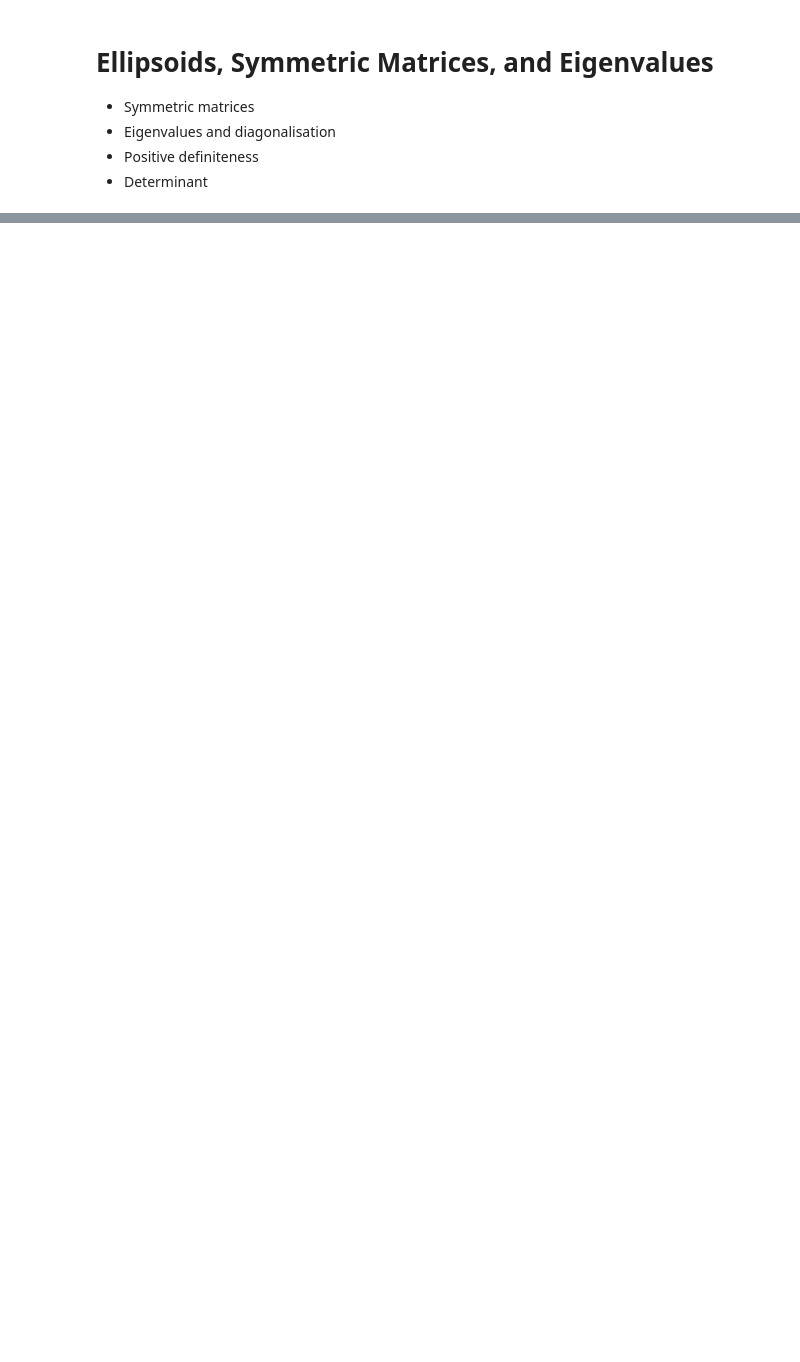
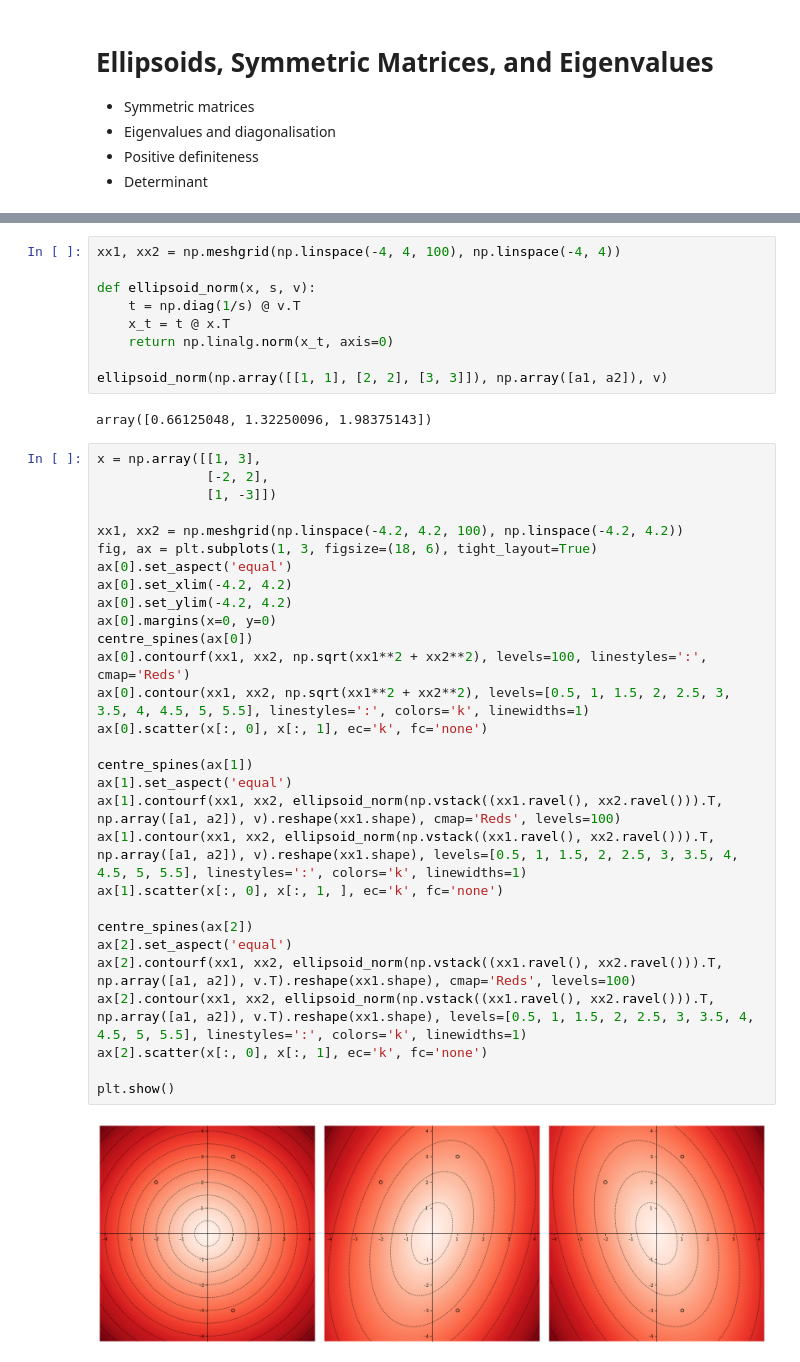
Before and after one commit to marioboley/Uni-Haifa-214.4312-Code, a Jupyter notebook: B3_eigenvalues_ellipses.ipynb, the cells around one changed output, grey strips where cells are left out. Saved outputs shown, nothing was run; the diff lists cells and outputs as text; blank space fills up the shorter version.

```diff
--- a/B3_eigenvalues_ellipses.ipynb
+++ b/B3_eigenvalues_ellipses.ipynb
@@ -113,0 +169,42 @@ plt.show()
+# %%
+xx1, xx2 = np.meshgrid(np.linspace(-4, 4, 100), np.linspace(-4, 4))
+
+def ellipsoid_norm(x, s, v):
+    t = np.diag(1/s) @ v.T
+    x_t = t @ x.T
+    return np.linalg.norm(x_t, axis=0)
+
+ellipsoid_norm(np.array([[1, 1], [2, 2], [3, 3]]), np.array([a1, a2]), v)
+# %% [output]
+array([0.66125048, 1.32250096, 1.98375143])
+# %%
+x = np.array([[1, 3],
+              [-2, 2],
+              [1, -3]])
+
+xx1, xx2 = np.meshgrid(np.linspace(-4.2, 4.2, 100), np.linspace(-4.2, 4.2))
+fig, ax = plt.subplots(1, 3, figsize=(18, 6), tight_layout=True)
+ax[0].set_aspect('equal')
+ax[0].set_xlim(-4.2, 4.2)
+ax[0].set_ylim(-4.2, 4.2)
+ax[0].margins(x=0, y=0)
+centre_spines(ax[0])
+ax[0].contourf(xx1, xx2, np.sqrt(xx1**2 + xx2**2), levels=100, linestyles=':', cmap='Reds')
+ax[0].contour(xx1, xx2, np.sqrt(xx1**2 + xx2**2), levels=[0.5, 1, 1.5, 2, 2.5, 3, 3.5, 4, 4.5, 5, 5.5], linestyles=':', colors='k', linewidths=1)
+ax[0].scatter(x[:, 0], x[:, 1], ec='k', fc='none')
+
+centre_spines(ax[1])
+ax[1].set_aspect('equal')
+ax[1].contourf(xx1, xx2, ellipsoid_norm(np.vstack((xx1.ravel(), xx2.ravel())).T, np.array([a1, a2]), v).reshape(xx1.shape), cmap='Reds', levels=100)
+ax[1].contour(xx1, xx2, ellipsoid_norm(np.vstack((xx1.ravel(), xx2.ravel())).T, np.array([a1, a2]), v).reshape(xx1.shape), levels=[0.5, 1, 1.5, 2, 2.5, 3, 3.5, 4, 4.5, 5, 5.5], linestyles=':', colors='k', linewidths=1)
+ax[1].scatter(x[:, 0], x[:, 1, ], ec='k', fc='none')
+
+centre_spines(ax[2])
+ax[2].set_aspect('equal')
+ax[2].contourf(xx1, xx2, ellipsoid_norm(np.vstack((xx1.ravel(), xx2.ravel())).T, np.array([a1, a2]), v.T).reshape(xx1.shape), cmap='Reds', levels=100)
+ax[2].contour(xx1, xx2, ellipsoid_norm(np.vstack((xx1.ravel(), xx2.ravel())).T, np.array([a1, a2]), v.T).reshape(xx1.shape), levels=[0.5, 1, 1.5, 2, 2.5, 3, 3.5, 4, 4.5, 5, 5.5], linestyles=':', colors='k', linewidths=1)
+ax[2].scatter(x[:, 0], x[:, 1], ec='k', fc='none')
+
+plt.show()
+# %% [output]
+[figure, added]
```
Also changed, not shown: parts of 15 cells of this notebook, 9 other files.
